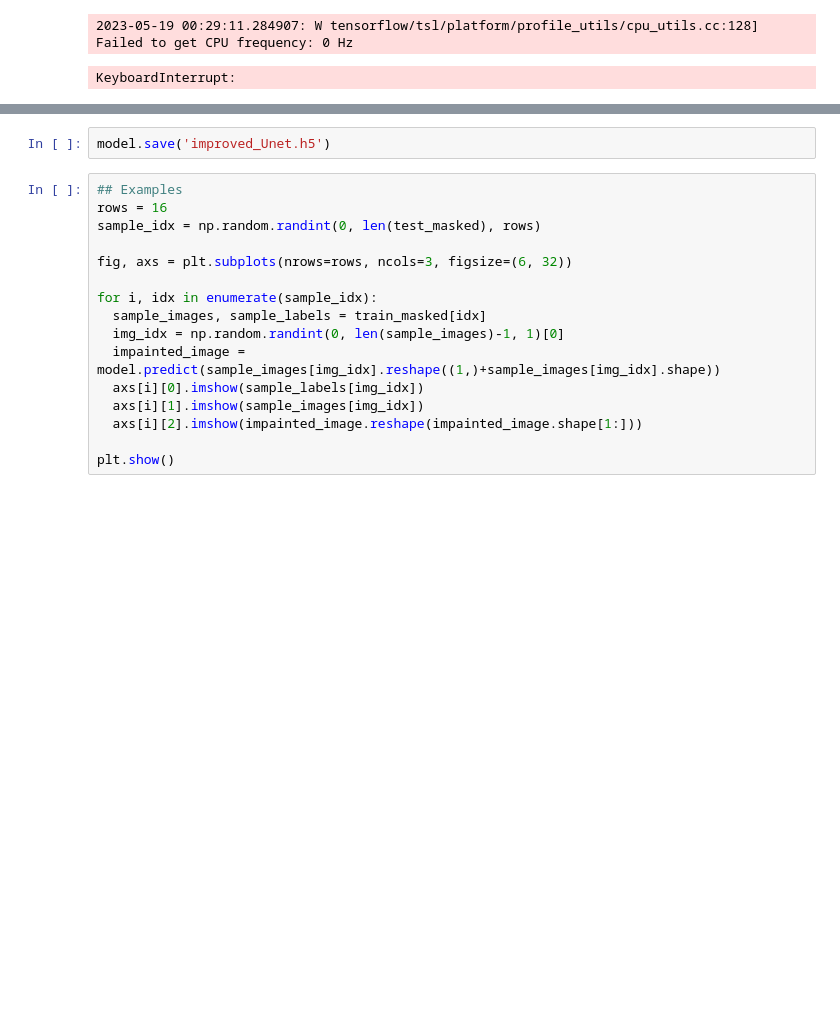
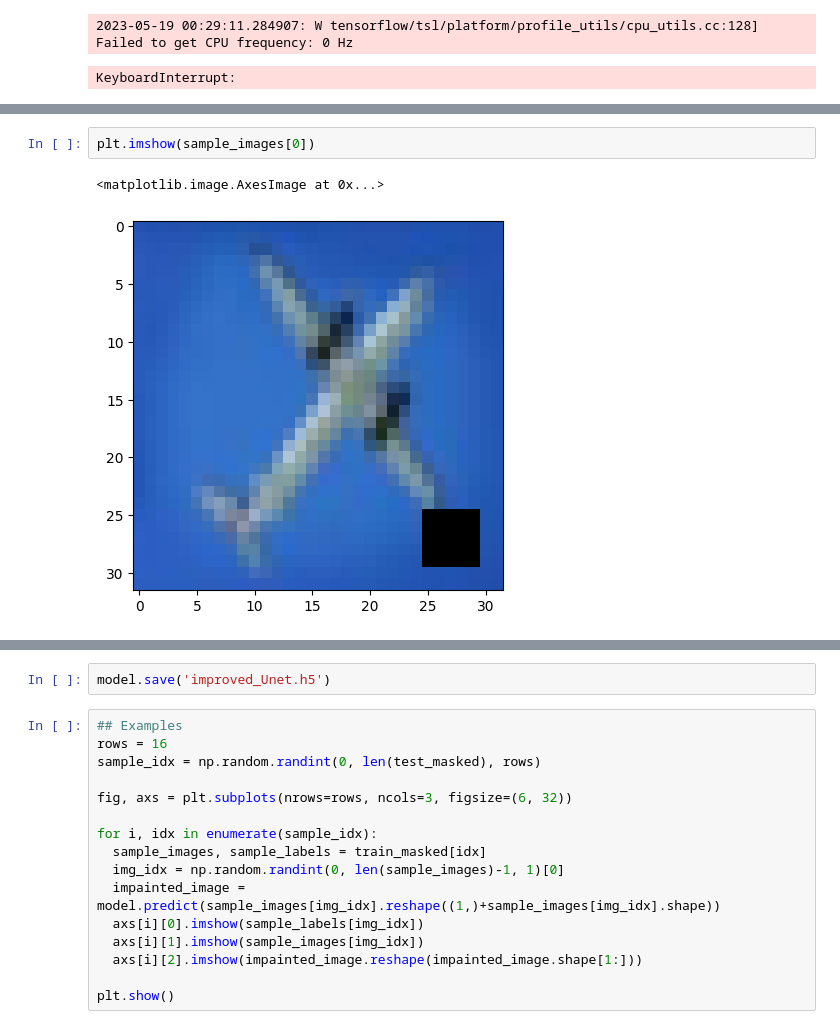
Before and after one commit to ffyycc/deep-learning-mosaic, a Jupyter notebook: decode-mosaic-unet_improve.ipynb, the cells around one changed output, grey strips where cells are left out. Cells and saved outputs as stored; diff of their text form; blank space fills up the shorter version.

```diff
--- a/decode-mosaic-unet_improve.ipynb
+++ b/decode-mosaic-unet_improve.ipynb
@@ -101,0 +122,5 @@ KeyboardInterrupt:
+# %%
+plt.imshow(sample_images[0])
+# %% [output]
+<matplotlib.image.AxesImage at 0x...>
+[figure, added]
```
Also changed, not shown: parts of 3 cells of this notebook, 2 other files.
